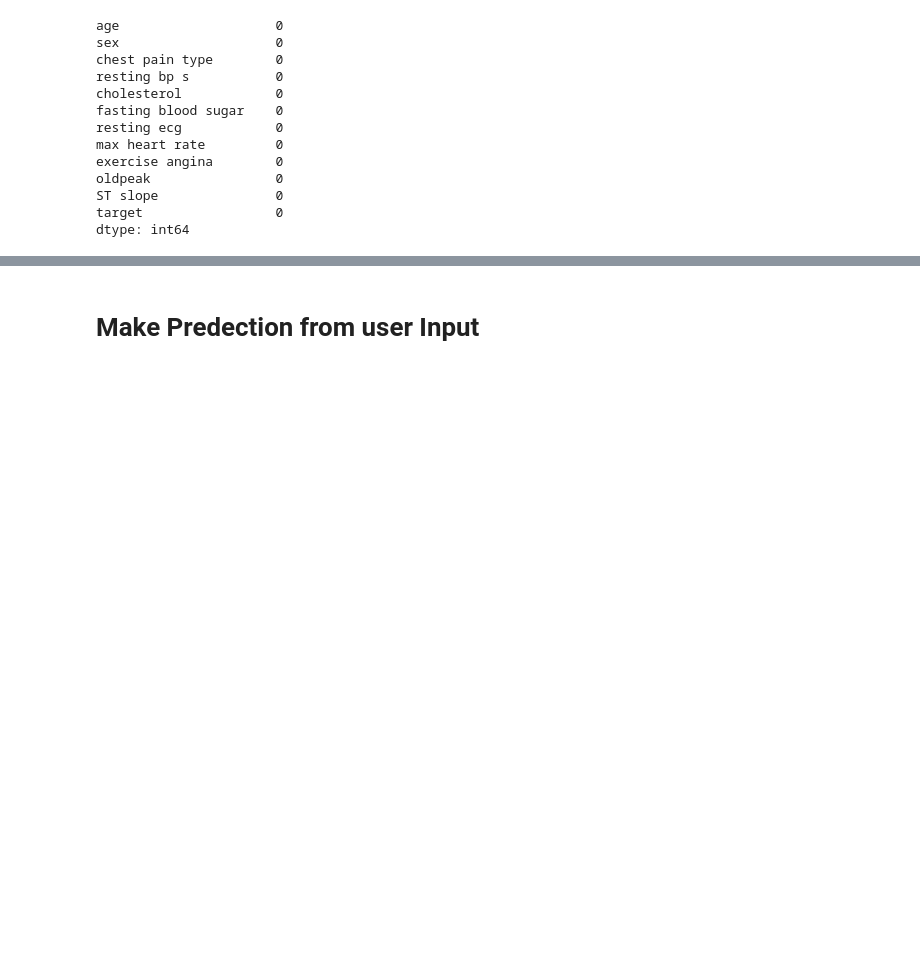
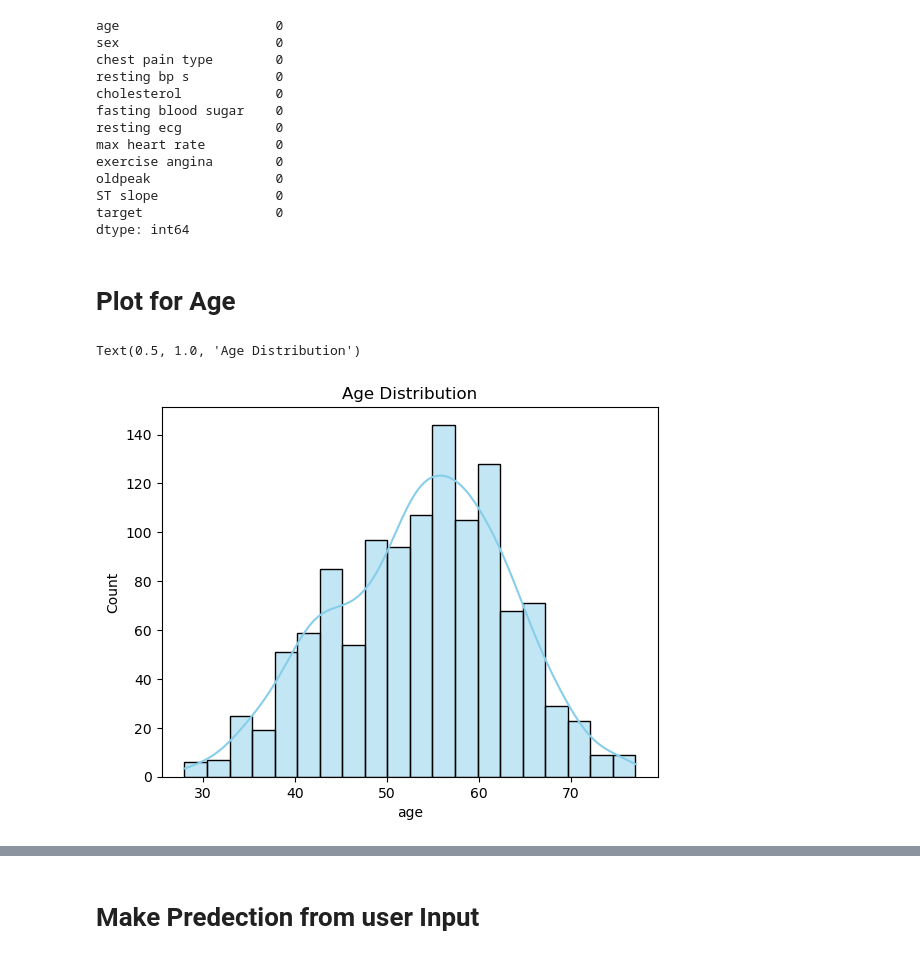
Before and after one commit to Alikhizar142/heart-disease-ml-rules, a Jupyter notebook: diagnosis-datamining-fptree.ipynb, the cells around one changed output, grey strips where cells are left out. Saved outputs shown, nothing was run; the diff lists cells and outputs as text; code cells hidden in the pictures; blank space fills up the shorter version.

```diff
--- a/diagnosis-datamining-fptree.ipynb
+++ b/diagnosis-datamining-fptree.ipynb
@@ -142,5 +81,3 @@ oldpeak                0
 ST slope               0
 target                 0
 dtype: int64
-# %%
-df = df.astype(str)
@@ -149,0 +84,8 @@ encoded=encoder.fit_transform(df)
+# %% [markdown]
+# Plot  for   Age
+# %%
+sns.histplot(df['age'], kde=True, bins=20, color='skyblue')
+plt.title('Age Distribution')
+# %% [output]
+Text(0.5, 1.0, 'Age Distribution')
+[figure, added]
```
Also changed, not shown: parts of 35 cells of this notebook.
